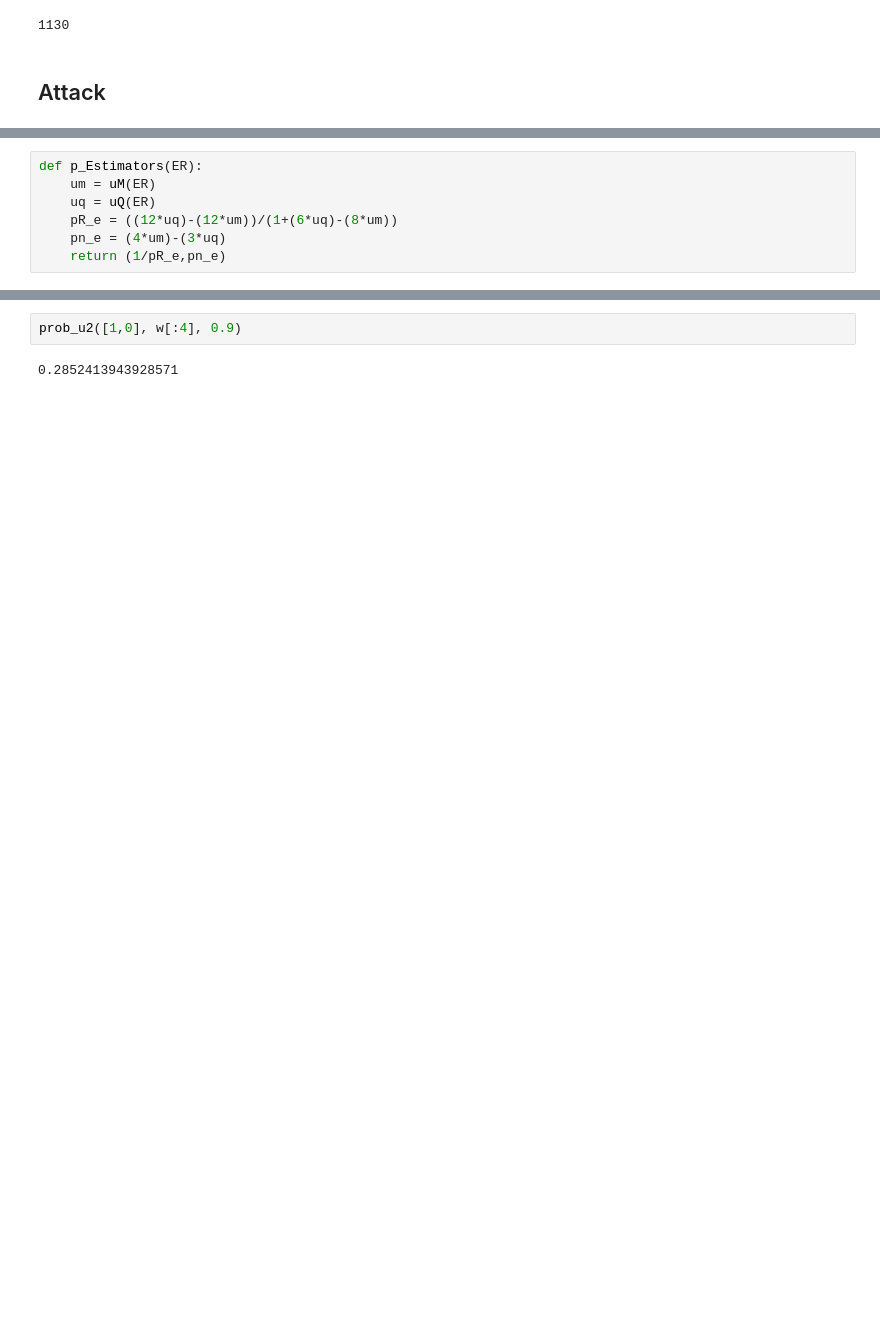
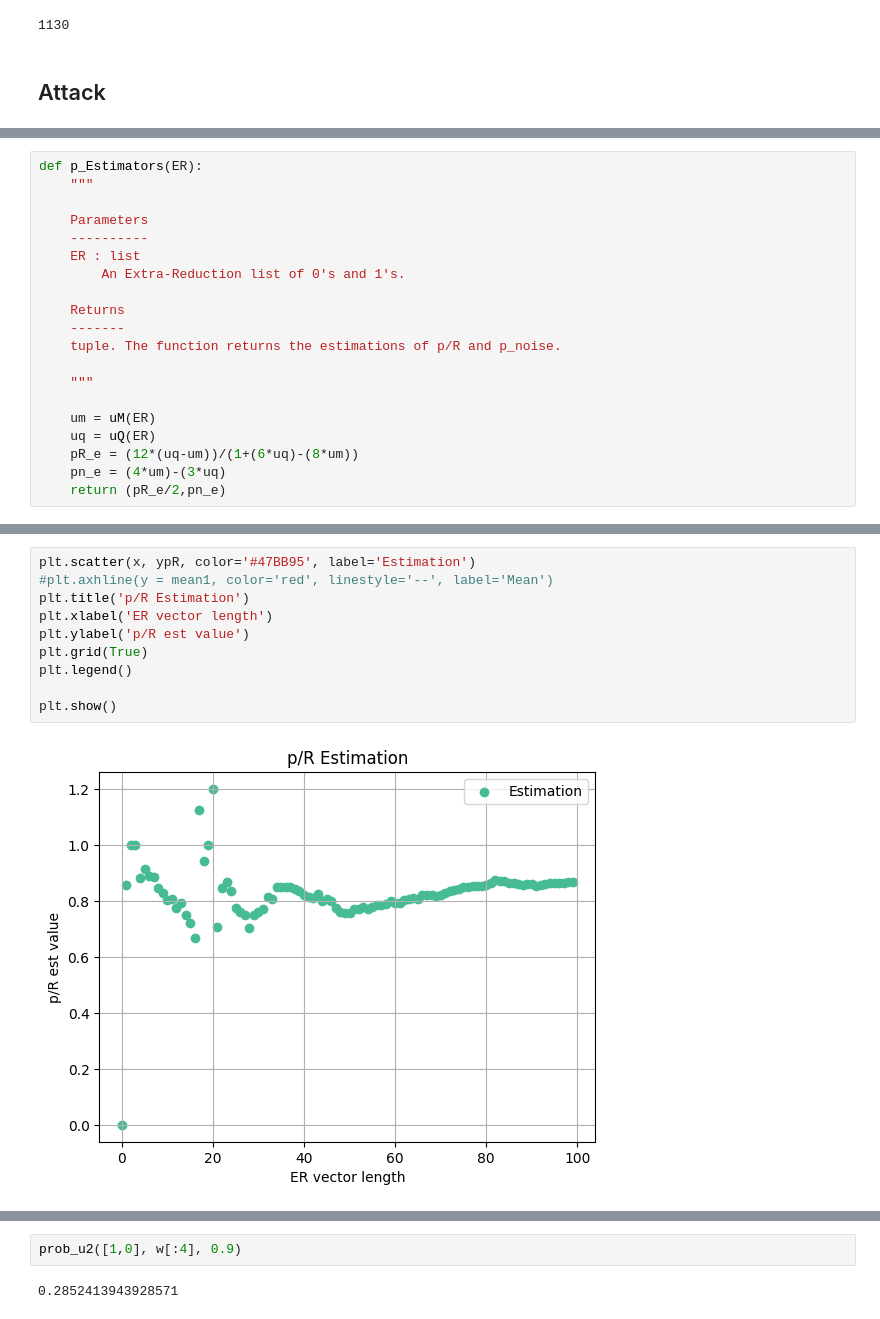
Before and after one commit to JJFigpad/RSA-Cryptosystem-Using-Markov-Chain-Model, a Jupyter notebook: Paper_algs.ipynb, the cells around one changed output, grey strips where cells are left out. Drawn from its saved outputs; the diff is of its cells as text; blank space fills up the shorter version.

```diff
--- a/Paper_algs.ipynb
+++ b/Paper_algs.ipynb
@@ -169,8 +347,21 @@ print(uQ([w,[1, 1, 0, 0, 0, 1, 0, 0, 0, 0],[1, 1, 0, 0, 0, 0, 0, 0, 0, 0]]))
 # %%
 def p_Estimators(ER):
+    """
+
+    Parameters
+    ----------
+    ER : list
+        An Extra-Reduction list of 0's and 1's.
+
+    Returns
+    -------
+    tuple. The function returns the estimations of p/R and p_noise.
+
+    """
+
     um = uM(ER)
     uq = uQ(ER)
-    pR_e = ((12*uq)-(12*um))/(1+(6*uq)-(8*um))
+    pR_e = (12*(uq-um))/(1+(6*uq)-(8*um))
     pn_e = (4*um)-(3*uq)
-    return (1/pR_e,pn_e)
+    return (pR_e/2,pn_e)
 # %%
@@ -197,0 +379,12 @@ p_Estimators([w,[1, 1, 1, 0, 0, 1, 0, 0, 0, 0],[1, 1, 0, 0, 1, 0, 0, 0, 1, 0]])
+# %%
+plt.scatter(x, ypR, color='#47BB95', label='Estimation')
+#plt.axhline(y = mean1, color='red', linestyle='--', label='Mean')
+plt.title('p/R Estimation')
+plt.xlabel('ER vector length')
+plt.ylabel('p/R est value')
+plt.grid(True)
+plt.legend()
+
+plt.show()
+# %% [output]
+[figure, added]
```
Also changed, not shown: parts of 30 cells of this notebook.
